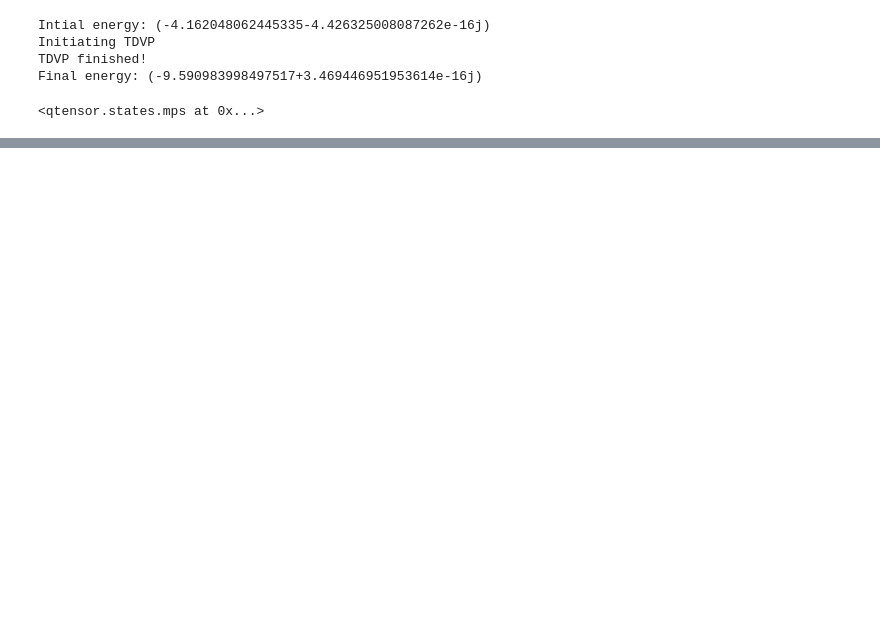
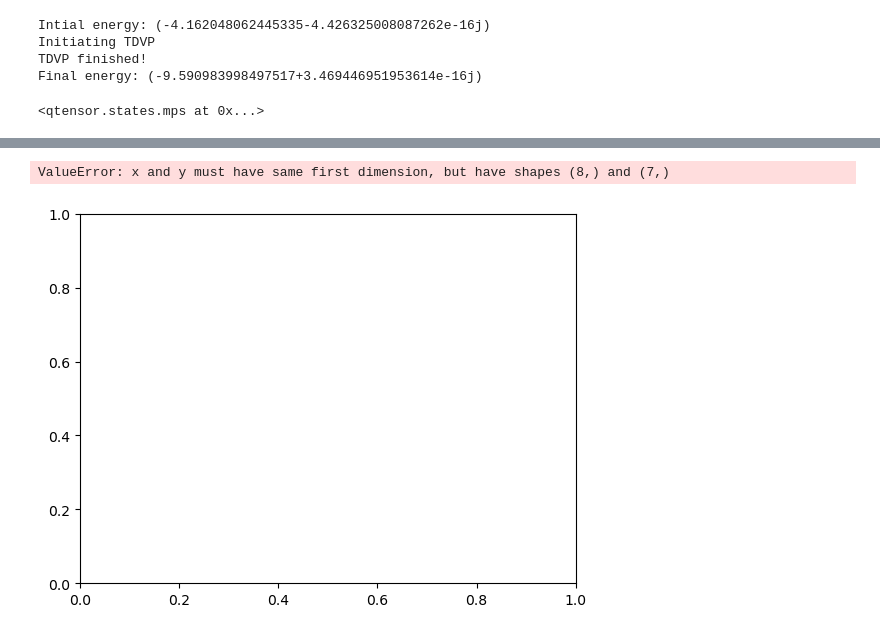
Before and after one commit to OscarCharlieST/quantum-tensor, a Jupyter notebook: active.ipynb, the cells around one changed output, grey strips where cells are left out. Drawn from its saved outputs; the diff is of its cells as text; code cells hidden in the pictures; blank space fills up the shorter version.

```diff
--- a/active.ipynb
+++ b/active.ipynb
@@ -70,0 +78,10 @@ copied
+# %%
+# Checking energy along chain
+local_energy = []
+sites = sorted(list(H_usual.sites))
+local_ops = ops.extensive_as_terms(H_tf)
+for term in local_ops:
+    local_energy.append(ops.local_expect(profile_state, term))
+# %% [output]
+ValueError: x and y must have same first dimension, but have shapes (8,) and (7,)
+[figure, added]
```
Also changed, not shown: parts of 6 cells of this notebook, 1 other file.
